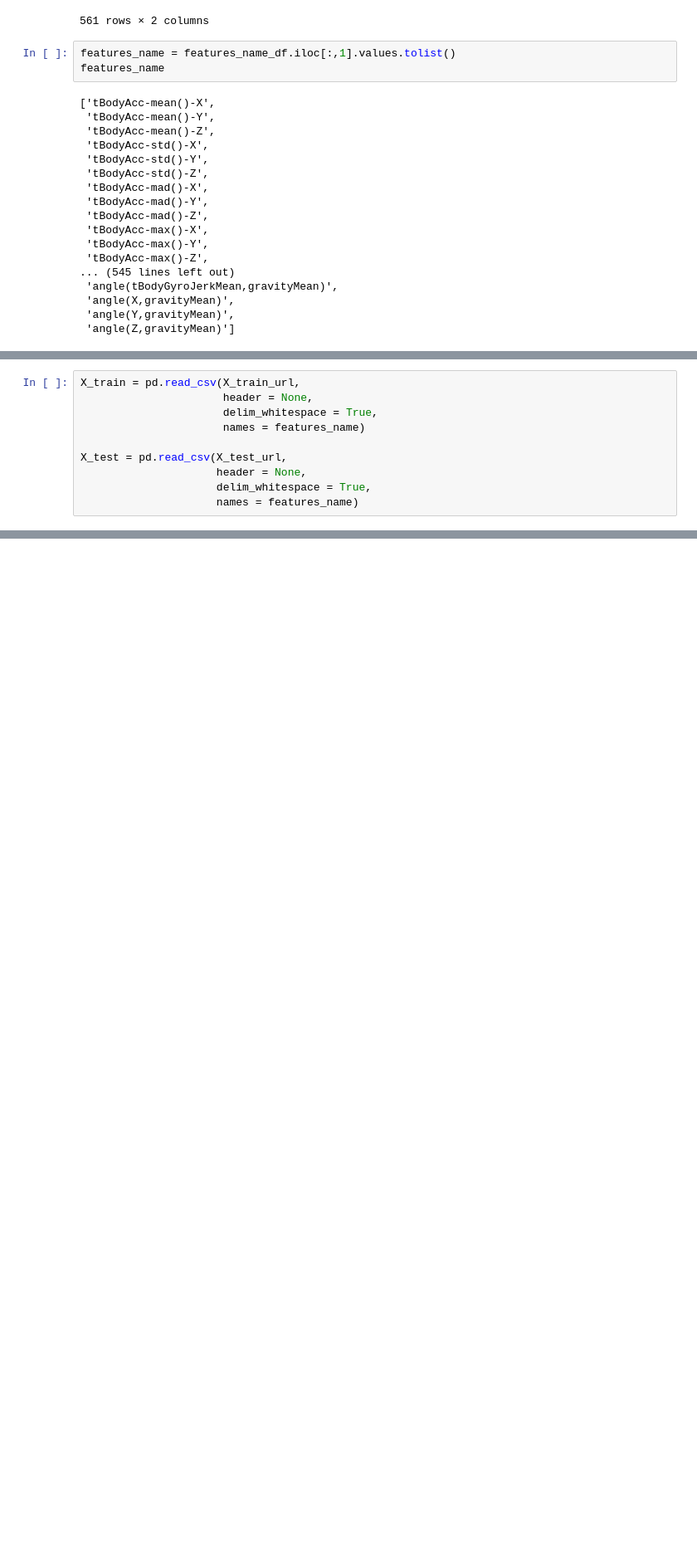
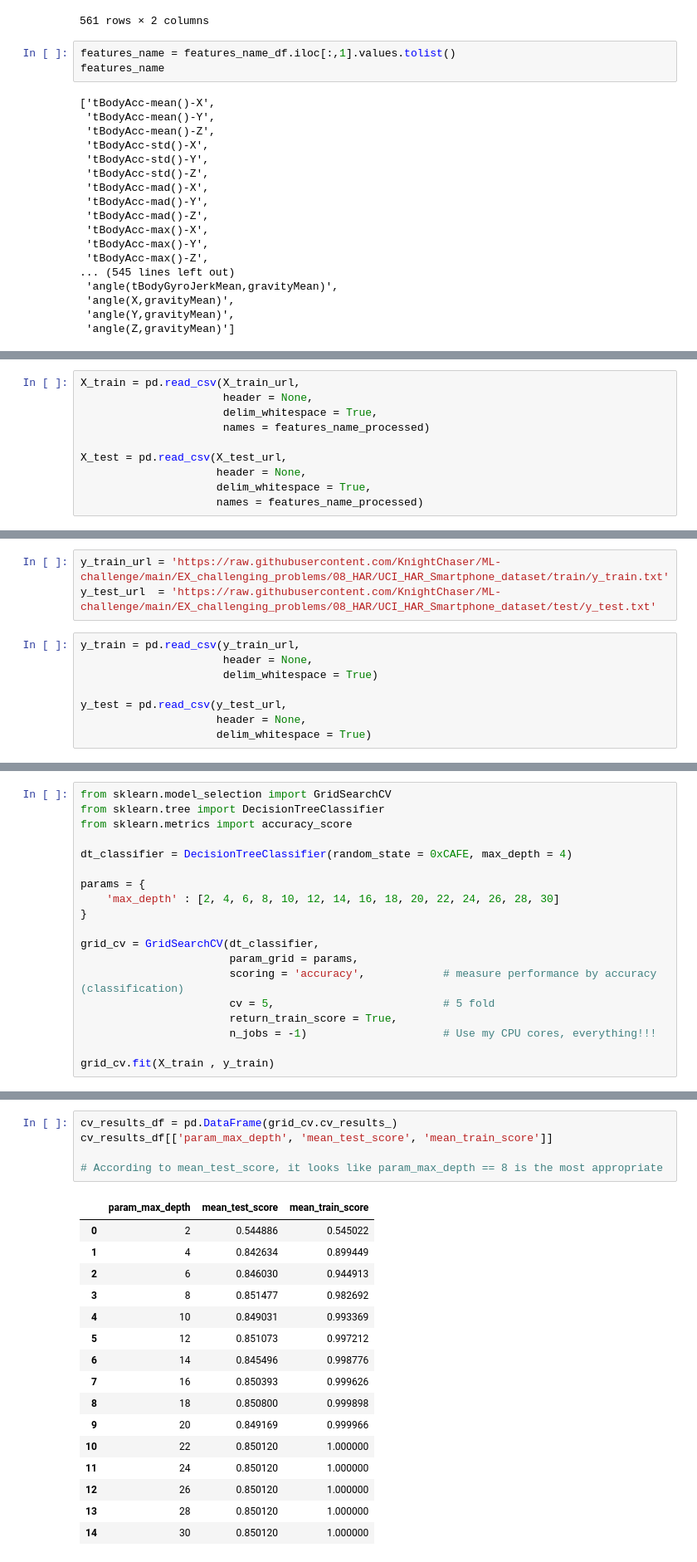
Before and after one commit to KnightChaser/ML-challenge, a Jupyter notebook: EX_challenging_problems/08_HAR/HAR_Random_Forests.ipynb, the cells around one changed output, grey strips where cells are left out. Shown at 83% size. Drawn from its saved outputs; the diff is of its cells as text; blank space fills up the shorter version.

```diff
--- a/EX_challenging_problems/08_HAR/HAR_Random_Forests.ipynb
+++ b/EX_challenging_problems/08_HAR/HAR_Random_Forests.ipynb
@@ -54,9 +65,9 @@ X_test_url  = 'https://raw.githubusercontent.com/KnightChaser/ML-challenge/main/
 X_train = pd.read_csv(X_train_url,
                       header = None,
                       delim_whitespace = True,
-                      names = features_name)
+                      names = features_name_processed)
 
 X_test = pd.read_csv(X_test_url,
                      header = None,
                      delim_whitespace = True,
-                     names = features_name)
+                     names = features_name_processed)
@@ -64,0 +74,11 @@ ValueError: ignored
+# %%
+y_train_url = 'https://raw.githubusercontent.com/KnightChaser/ML-challenge/main/EX_challenging_problems/08_HAR/UCI_HAR_Smartphone_dataset/train/y_train.txt'
+y_test_url  = 'https://raw.githubusercontent.com/KnightChaser/ML-challenge/main/EX_challenging_problems/08_HAR/UCI_HAR_Smartphone_dataset/test/y_test.txt'
+# %%
+y_train = pd.read_csv(y_train_url,
+                      header = None,
+                      delim_whitespace = True)
+
+y_test = pd.read_csv(y_test_url,
+                     header = None,
+                     delim_whitespace = True)
@@ -64,0 +110,19 @@ ValueError: ignored
+# %%
+from sklearn.model_selection import GridSearchCV
+from sklearn.tree import DecisionTreeClassifier
+from sklearn.metrics import accuracy_score
+
+dt_classifier = DecisionTreeClassifier(random_state = 0xCAFE, max_depth = 4)
+
+params = {
+    'max_depth' : [2, 4, 6, 8, 10, 12, 14, 16, 18, 20, 22, 24, 26, 28, 30]
+}
+
+grid_cv = GridSearchCV(dt_classifier,
+                       param_grid = params,
+                       scoring = 'accuracy',            # measure performance by accuracy (classification)
+                       cv = 5,                          # 5 fold
+                       return_train_score = True,
+                       n_jobs = -1)                     # Use my CPU cores, everything!!!
+
+grid_cv.fit(X_train , y_train)
@@ -64,0 +136,22 @@ ValueError: ignored
+# %%
+cv_results_df = pd.DataFrame(grid_cv.cv_results_)
+cv_results_df[['param_max_depth', 'mean_test_score', 'mean_train_score']]
+
+# According to mean_test_score, it looks like param_max_depth == 8 is the most appropriate
+# %% [output]
+|  | param_max_depth | mean_test_score | mean_train_score |
+| 0 | 2 | 0.544886 | 0.545022 |
+| 1 | 4 | 0.842634 | 0.899449 |
+| 2 | 6 | 0.846030 | 0.944913 |
+| 3 | 8 | 0.851477 | 0.982692 |
+| 4 | 10 | 0.849031 | 0.993369 |
+| 5 | 12 | 0.851073 | 0.997212 |
+| 6 | 14 | 0.845496 | 0.998776 |
+| 7 | 16 | 0.850393 | 0.999626 |
+| 8 | 18 | 0.850800 | 0.999898 |
+| 9 | 20 | 0.849169 | 0.999966 |
+| 10 | 22 | 0.850120 | 1.000000 |
+| 11 | 24 | 0.850120 | 1.000000 |
+| 12 | 26 | 0.850120 | 1.000000 |
+| 13 | 28 | 0.850120 | 1.000000 |
+| 14 | 30 | 0.850120 | 1.000000 |
```
Also changed, not shown: parts of 14 cells of this notebook.
